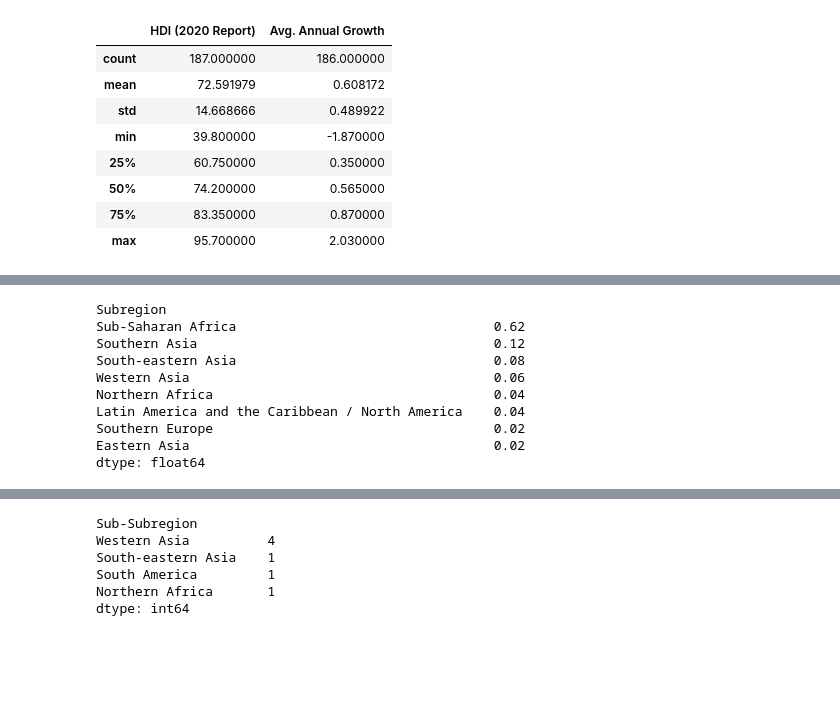
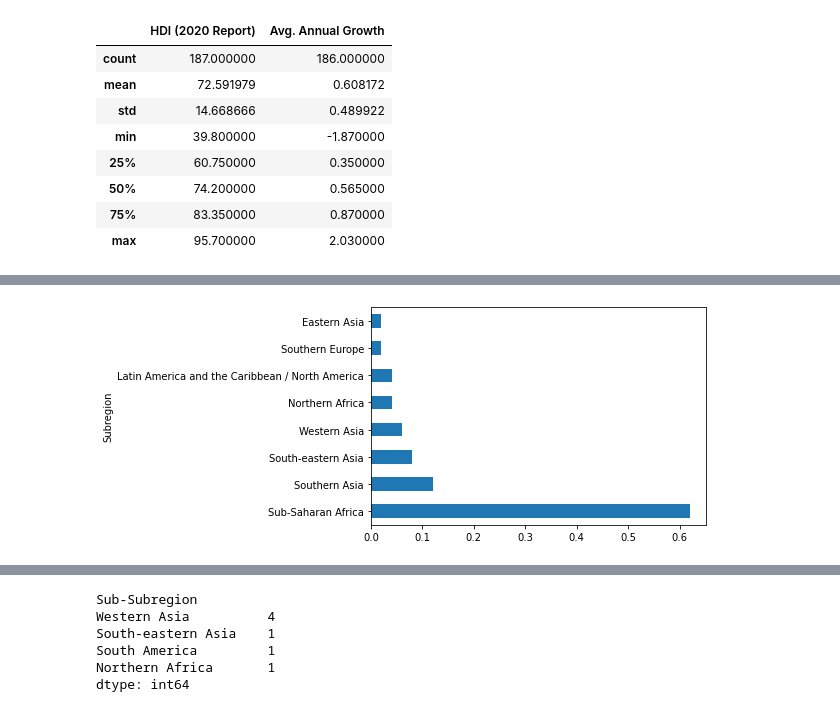
Before and after one commit to mtm1186/Human-Development-Index-HDI-, a Jupyter notebook: HumanDevelopmentIndex.ipynb, the cells around one changed output, grey strips where cells are left out. Drawn from its saved outputs; the diff is of its cells as text; code cells hidden in the pictures; blank space fills up the shorter version.

```diff
--- a/HumanDevelopmentIndex.ipynb
+++ b/HumanDevelopmentIndex.ipynb
@@ -54,9 +55,3 @@ for row_num in range(len(body_rows)): # A row at a time
         row.append(aa)
     # append one row to all_rows
     all_rows.append(row)
-# %%
-count = 0
-for i in all_rows:
-    if len(i) >1:
-        count+=1
-print(count)
@@ -469,13 +489,8 @@ df.sort_values('Avg. Annual Growth', ascending = False).head(10)
 # %%
-df.sort_values('Avg. Annual Growth', ascending = False).head(50).value_counts('Subregion',normalize = True)
+
+df.sort_values('Avg. Annual Growth', ascending = False).head(50).value_counts('Subregion',normalize = True).plot(kind = 'barh')
+
+
+plt.show()
 # %% [output]
-Subregion
-Sub-Saharan Africa                                 0.62
-Southern Asia                                      0.12
-South-eastern Asia                                 0.08
-Western Asia                                       0.06
-Northern Africa                                    0.04
-Latin America and the Caribbean / North America    0.04
-Southern Europe                                    0.02
-Eastern Asia                                       0.02
-dtype: float64
+[figure, added]
```
Also changed, not shown: parts of 37 cells of this notebook.
